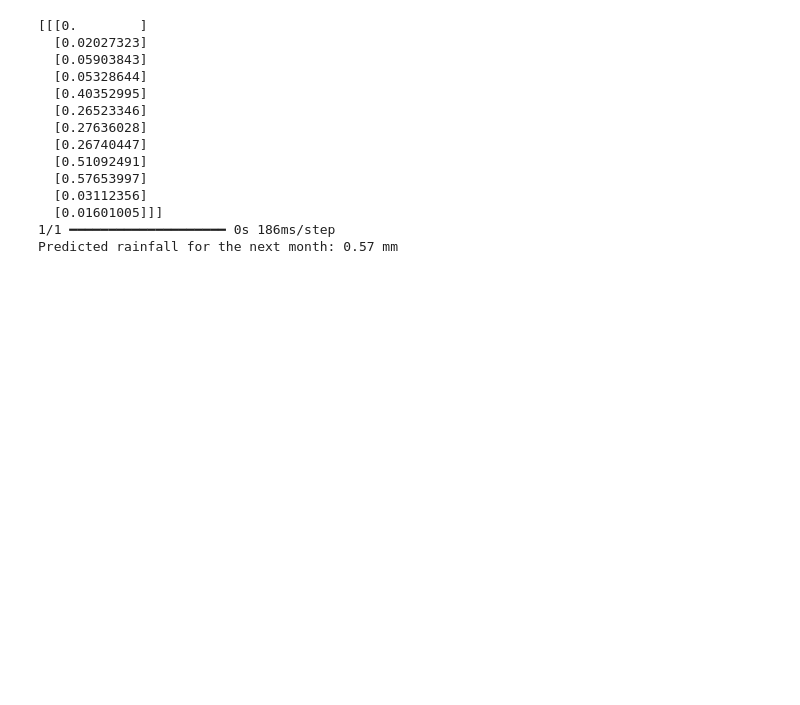
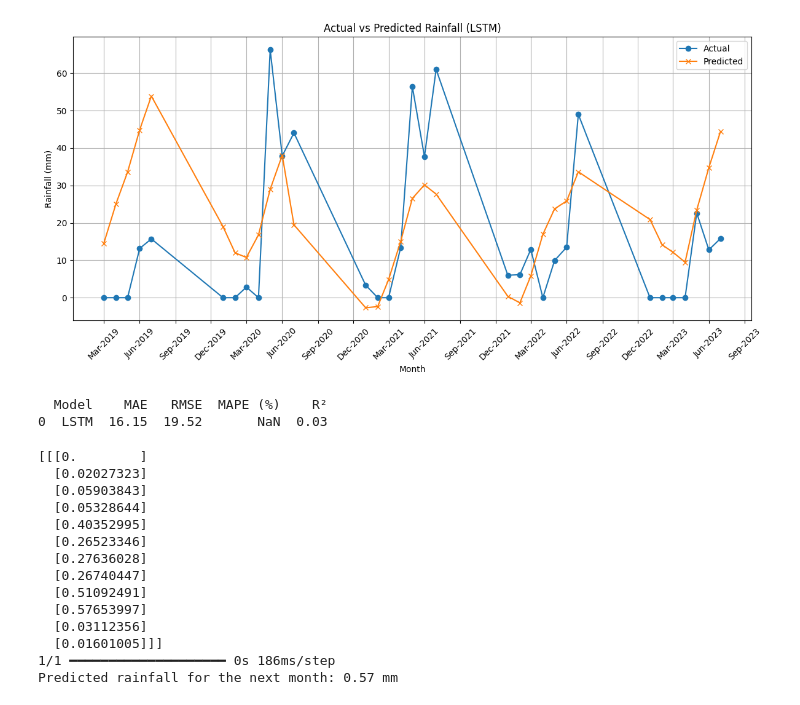
Before and after one commit to dookda/cmu_water_balance, a Jupyter notebook: watbalance_lstm.ipynb, the cells around one changed output. Drawn from its saved outputs; the diff is of its cells as text; code cells hidden in the pictures; blank space fills up the shorter version.

```diff
--- a/watbalance_lstm.ipynb
+++ b/watbalance_lstm.ipynb
@@ -196,0 +265,63 @@ plt.show()
+# %%
+import numpy as np
+import pandas as pd
+import matplotlib.pyplot as plt
+import matplotlib.dates as mdates
+from sklearn.metrics import mean_squared_error, mean_absolute_error, r2_score
+
+# ฟังก์ชันประเมินผลโมเดล
+def evaluate_model(model_name, y_true, y_pred, dates, results=[]):
+    # แปลงค่าจาก normalize กลับมาเป็น scale เดิม
+    y_true_inv = scaler.inverse_transform(y_true.reshape(-1, 1)).flatten()
+    y_pred_inv = scaler.inverse_transform(y_pred.reshape(-1, 1)).flatten()
+
+    # คำนวณ metric
+    mae = mean_absolute_error(y_true_inv, y_pred_inv)
+    rmse = np.sqrt(mean_squared_error(y_true_inv, y_pred_inv))
+    r2 = r2_score(y_true_inv, y_pred_inv)
+    mape = np.mean(np.abs((y_true_inv - y_pred_inv) / y_true_inv)) * 100 if np.all(y_true_inv != 0) else np.nan
+
+    # เก็บผลลัพธ์
+    results.append({
+        'Model': model_name,
+        'MAE': round(mae, 2),
+        'RMSE': round(rmse, 2),
+        'MAPE (%)': round(mape, 2),
+        'R²': round(r2, 3)
+    })
+
+    # พล็อตกราฟผลการพยากรณ์
+    plt.figure(figsize=(12, 6))
+    plt.plot(dates, y_true_inv, label='Actual', marker='o')
+    plt.plot(dates, y_pred_inv, label='Predicted', marker='x')
+
+    plt.gca().xaxis.set_major_formatter(mdates.DateFormatter('%b-%Y'))
+    plt.gca().xaxis.set_major_locator(mdates.MonthLocator(interval=3))
+    plt.xticks(rotation=45)
+    plt.xlabel("Month")
+    plt.ylabel("Rainfall (mm)")
+    plt.title(f"Actual vs Predicted Rainfall ({model_name})")
+    plt.legend()
+    plt.grid(True)
+    plt.tight_layout()
+    plt.show()
+
+    return results
+
+# ทำนายจากโมเดล
+y_pred = model.predict(X_test)
+
+# วันที่ที่ตรงกับ y_test
+test_start_index = len(dates) - len(y_test)
+date_range = dates[test_start_index:]
+
+# สร้าง list สำหรับเก็บผลหลายโมเดล
+results = []
+
+# ประเมินและพล็อต
+results = evaluate_model("LSTM", y_test, y_pred, date_range, results)
+
+# แสดงตารางเปรียบเทียบ
+df_results = pd.DataFrame(results)
+print(df_results)
+# %% [output]
@@ -197,3 +329,6 @@ plt.show()
+[figure, added]
+  Model    MAE   RMSE  MAPE (%)    R²
+0  LSTM  16.15  19.52       NaN  0.03
 # %%
 # Make predictions for the next month
 future_sequence = rain[-sequence_length:].reshape(1, sequence_length, 1)
```
Also changed, not shown: parts of 12 cells of this notebook.
